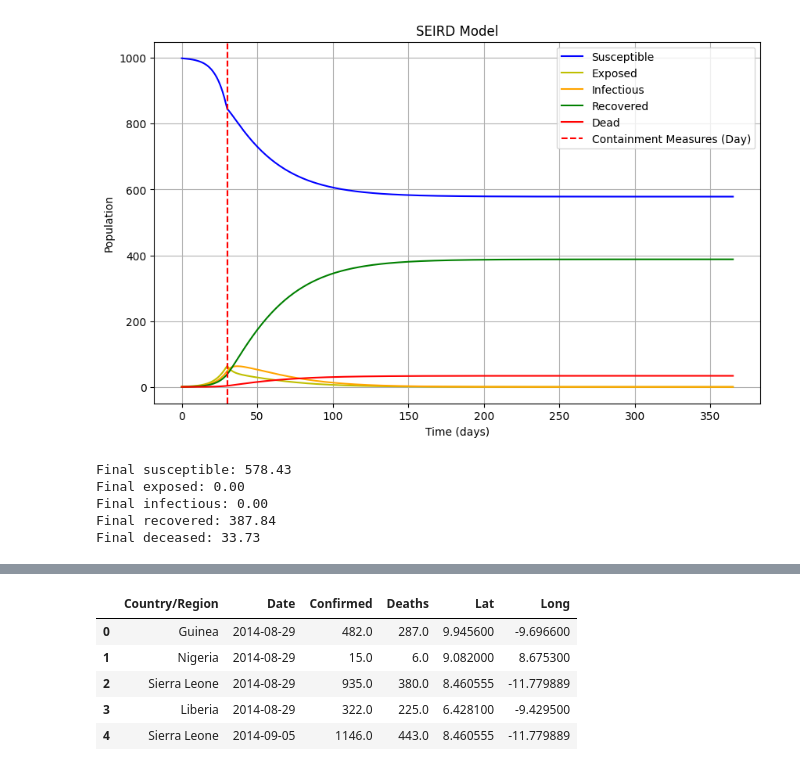
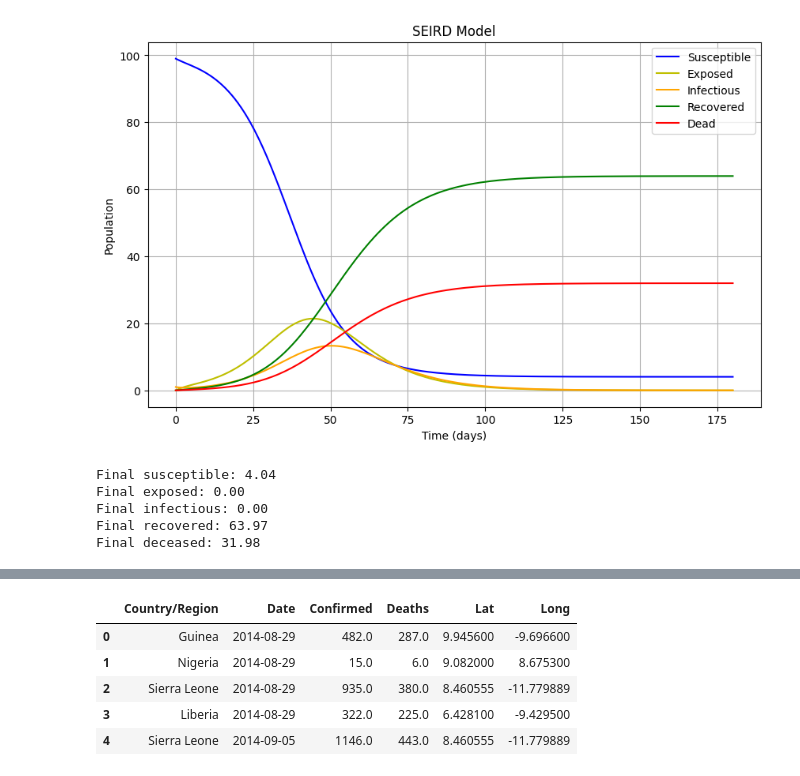
Before and after one commit to JasonHunter95/Ebola-Project, a Jupyter notebook: EbolaModel.ipynb, the cells around one changed output, grey strips where cells are left out. Saved outputs shown, nothing was run; the diff lists cells and outputs as text; code cells hidden in the pictures.

Commit message:
finalized report

```diff
--- a/EbolaModel.ipynb
+++ b/EbolaModel.ipynb
@@ -24,7 +24,7 @@ def seird_model(y, t, N, beta, sigma, gamma, delta, healthcare_quality, containm
     return dSdt, dEdt, dIdt, dRdt, dDdt
 
 # Initial conditions
-N = 1000  # Total population
+N = 100  # Total population
 I0 = 1         # Initial number of infected individuals
 E0 = 0         # Initial number of exposed individuals
 R0 = 0         # Initial number of recovered individuals
@@ -34,50 +34,52 @@ y0 = S0, E0, I0, R0, D0
 
 # Parameters
 beta = 0.5     # Transmission rate
-sigma = 1/5.2  # Progression rate (incubation period ~5.2 days)
+sigma = 1/10  # Progression rate (incubation period ~5.2 days)
 gamma = 1/10   # Recovery rate (infectious period ~10 days)
-delta = 0.01  # Death rate
+delta = 0.05  # Death rate
 
-healthcare_quality = 0.15 # buffs gamma by some scalar value between 0 and 1 (0 = no healthcare, 1 = perfect healthcare)
-containment_effectiveness = 0.25 # debuffs beta by some scalar value between 0 and 1 (0 = perfect containment, 1 = no containment)
+healthcare_quality = 0 # buffs gamma by some scalar value between 0 and 1 (0 = no healthcare, 1 = perfect healthcare)
+containment_effectiveness = 1 # debuffs beta by some scalar value between 0 and 1 (0 = perfect containment, 1 = no containment)
 time_of_containment = 30
 
 # Time grid (days)
-t = np.linspace(0, 365, 365)
+t = np.linspace(0, 180, 180)
 
 # Solve the differential equations
 solution = odeint(seird_model, y0, t, args=(N, beta, sigma, gamma, delta, healthcare_quality, containment_effectiveness, time_of_containment))
 S, E, I, R, D = solution.T
 
 # Plot the results
 plt.figure(figsize=(10, 6))
 plt.plot(t, S, label='Susceptible', color = 'b')
 plt.plot(t, E, label='Exposed', color = 'y')
 plt.plot(t, I, label='Infectious', color = 'orange')
 plt.plot(t, R, label='Recovered', color = 'g')
 plt.plot(t, D, label='Dead', color = 'r')
-plt.axvline(x=time_of_containment, color='r', linestyle='--', label='Containment Measures (Day)')
+# plt.axvline(x=time_of_containment, color='r', linestyle='--', label='Containment Measures (Day)')
 plt.xlabel('Time (days)')
 plt.ylabel('Population')
 plt.legend()
 plt.title('SEIRD Model')
 plt.grid()
 plt.show()
 
 # checking that the final values still sum to N (total population)
 total_population = S + E + I + R + D
 assert np.allclose(total_population, N), "Population is not conserved!"
 
-# displaying the final values for each piece of the model
+# displaying the final values for each piece of the model (this is the metric that I'm using to primarily evaluate the effectivenessmodel)
 print(f"Final susceptible: {S[-1]:.2f}")
 print(f"Final exposed: {E[-1]:.2f}")
 print(f"Final infectious: {I[-1]:.2f}")
 print(f"Final recovered: {R[-1]:.2f}")
 print(f"Final deceased: {D[-1]:.2f}")
+
+# original model with healthcare quality = 0 and containment effectiveness = 1 (no containment)
 # %% [output]
-[figure, old version]
+[figure, new version]
-Final susceptible: 578.43
+Final susceptible: 4.04
 Final exposed: 0.00
 Final infectious: 0.00
-Final recovered: 387.84
-Final deceased: 33.73
+Final recovered: 63.97
+Final deceased: 31.98
```
Also changed, not shown: parts of 31 cells of this notebook, 25 other files.
